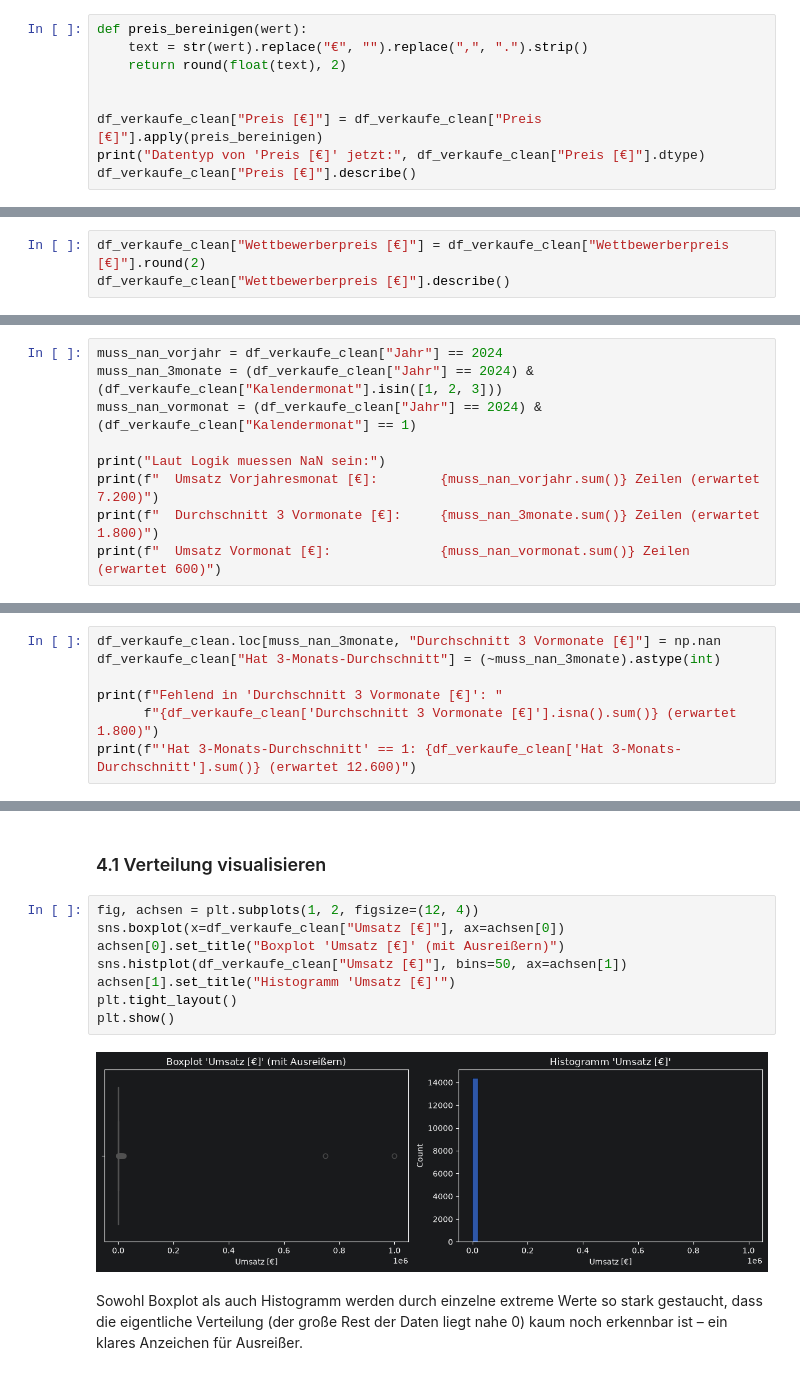
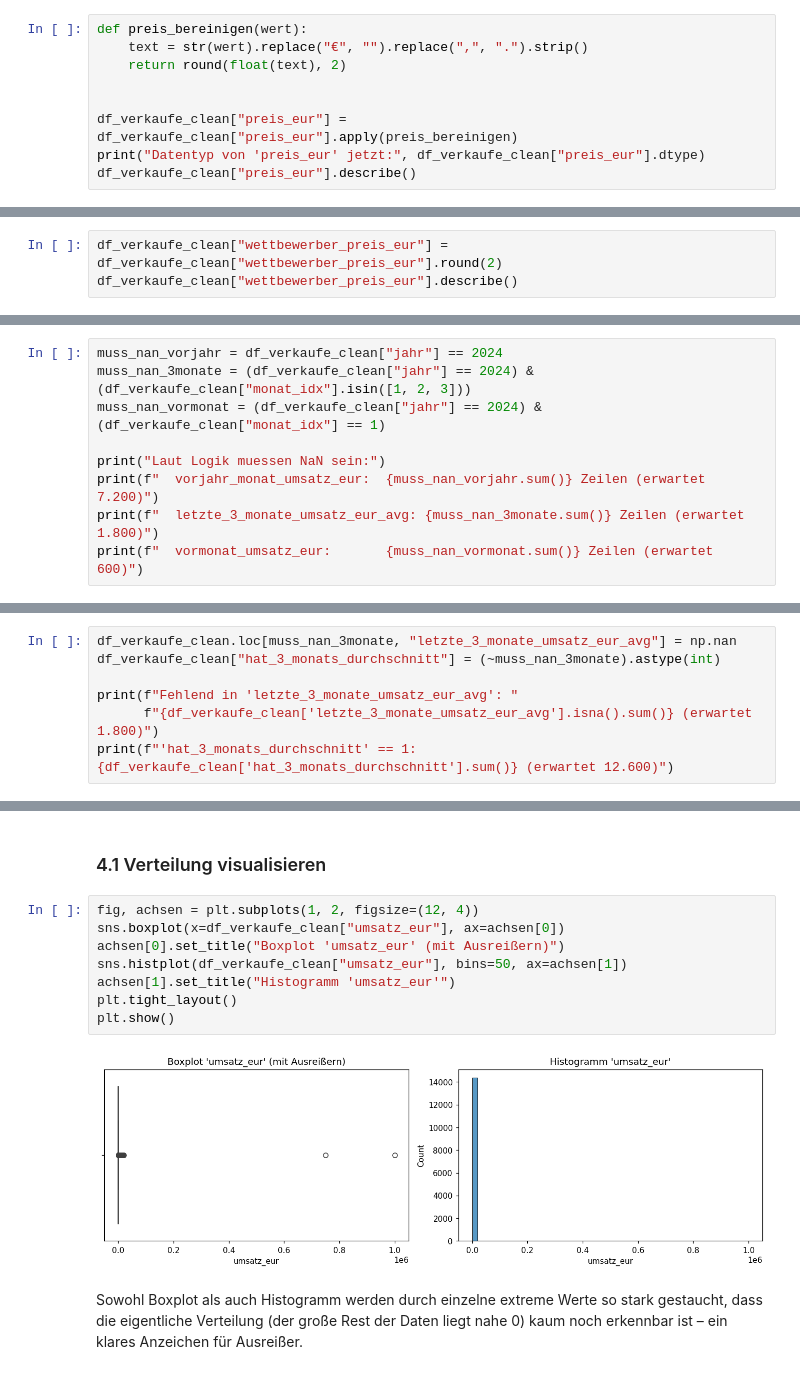
Before and after one commit to LarsPetschke/Umsatzprognose_GreenGarten_Versandhandel_GmbH, a Jupyter notebook: Umsatzprognose_GreenGarten_Versandhandel_GmbH/src/data_management.ipynb, the cells around one changed output, grey strips where cells are left out. Saved outputs shown, nothing was run; the diff lists cells and outputs as text.

Commit message:
data_management.ipynb: keine Spaltenumbenennung mehr, durchgehend snake_case wie in verkaufe.csv; SPALTEN_MAPPING.md entsprechend angepasst

```diff
--- a/Umsatzprognose_GreenGarten_Versandhandel_GmbH/src/data_management.ipynb
+++ b/Umsatzprognose_GreenGarten_Versandhandel_GmbH/src/data_management.ipynb
@@ -626,7 +573,7 @@ def preis_bereinigen(wert):
     return round(float(text), 2)
 
 
-df_verkaufe_clean["Preis [€]"] = df_verkaufe_clean["Preis [€]"].apply(preis_bereinigen)
-print("Datentyp von 'Preis [€]' jetzt:", df_verkaufe_clean["Preis [€]"].dtype)
-df_verkaufe_clean["Preis [€]"].describe()
+df_verkaufe_clean["preis_eur"] = df_verkaufe_clean["preis_eur"].apply(preis_bereinigen)
+print("Datentyp von 'preis_eur' jetzt:", df_verkaufe_clean["preis_eur"].dtype)
+df_verkaufe_clean["preis_eur"].describe()
 # %% [output]
@@ -704,6 +651,6 @@ hier keine Text-Bereinigung nötig. Trotzdem wird zur Sicherheit
 explizit auf 2 Nachkommastellen gerundet, damit die Anzeige konsistent
 bleibt.
 # %%
-df_verkaufe_clean["Wettbewerberpreis [€]"] = df_verkaufe_clean["Wettbewerberpreis [€]"].round(2)
-df_verkaufe_clean["Wettbewerberpreis [€]"].describe()
+df_verkaufe_clean["wettbewerber_preis_eur"] = df_verkaufe_clean["wettbewerber_preis_eur"].round(2)
+df_verkaufe_clean["wettbewerber_preis_eur"].describe()
 # %% [output]
@@ -769,11 +716,11 @@ herleiten – unabhängig davon, was aktuell in der Spalte steht:
 # %%
-muss_nan_vorjahr = df_verkaufe_clean["Jahr"] == 2024
-muss_nan_3monate = (df_verkaufe_clean["Jahr"] == 2024) & (df_verkaufe_clean["Kalendermonat"].isin([1, 2, 3]))
-muss_nan_vormonat = (df_verkaufe_clean["Jahr"] == 2024) & (df_verkaufe_clean["Kalendermonat"] == 1)
+muss_nan_vorjahr = df_verkaufe_clean["jahr"] == 2024
+muss_nan_3monate = (df_verkaufe_clean["jahr"] == 2024) & (df_verkaufe_clean["monat_idx"].isin([1, 2, 3]))
+muss_nan_vormonat = (df_verkaufe_clean["jahr"] == 2024) & (df_verkaufe_clean["monat_idx"] == 1)
 
 print("Laut Logik muessen NaN sein:")
-print(f"  Umsatz Vorjahresmonat [€]:        {muss_nan_vorjahr.sum()} Zeilen (erwartet 7.200)")
-print(f"  Durchschnitt 3 Vormonate [€]:     {muss_nan_3monate.sum()} Zeilen (erwartet 1.800)")
-print(f"  Umsatz Vormonat [€]:              {muss_nan_vormonat.sum()} Zeilen (erwartet 600)")
+print(f"  vorjahr_monat_umsatz_eur:  {muss_nan_vorjahr.sum()} Zeilen (erwartet 7.200)")
+print(f"  letzte_3_monate_umsatz_eur_avg: {muss_nan_3monate.sum()} Zeilen (erwartet 1.800)")
+print(f"  vormonat_umsatz_eur:       {muss_nan_vormonat.sum()} Zeilen (erwartet 600)")
 # %% [output]
 Laut Logik muessen NaN sein:
@@ -837,9 +784,9 @@ neues Flag `Hat 3-Monats-Durchschnitt` macht transparent, in welchen
 Zeilen ein echter, nachgerechneter Wert steht.
 # %%
-df_verkaufe_clean.loc[muss_nan_3monate, "Durchschnitt 3 Vormonate [€]"] = np.nan
-df_verkaufe_clean["Hat 3-Monats-Durchschnitt"] = (~muss_nan_3monate).astype(int)
+df_verkaufe_clean.loc[muss_nan_3monate, "letzte_3_monate_umsatz_eur_avg"] = np.nan
+df_verkaufe_clean["hat_3_monats_durchschnitt"] = (~muss_nan_3monate).astype(int)
 
-print(f"Fehlend in 'Durchschnitt 3 Vormonate [€]': "
-      f"{df_verkaufe_clean['Durchschnitt 3 Vormonate [€]'].isna().sum()} (erwartet 1.800)")
-print(f"'Hat 3-Monats-Durchschnitt' == 1: {df_verkaufe_clean['Hat 3-Monats-Durchschnitt'].sum()} (erwartet 12.600)")
+print(f"Fehlend in 'letzte_3_monate_umsatz_eur_avg': "
+      f"{df_verkaufe_clean['letzte_3_monate_umsatz_eur_avg'].isna().sum()} (erwartet 1.800)")
+print(f"'hat_3_monats_durchschnitt' == 1: {df_verkaufe_clean['hat_3_monats_durchschnitt'].sum()} (erwartet 12.600)")
 # %% [output]
@@ -854,14 +801,14 @@ zunächst nur gesucht und sichtbar gemacht, wo genau Ausreißer liegen.
 ### 4.1 Verteilung visualisieren
 # %%
 fig, achsen = plt.subplots(1, 2, figsize=(12, 4))
-sns.boxplot(x=df_verkaufe_clean["Umsatz [€]"], ax=achsen[0])
-achsen[0].set_title("Boxplot 'Umsatz [€]' (mit Ausreißern)")
-sns.histplot(df_verkaufe_clean["Umsatz [€]"], bins=50, ax=achsen[1])
-achsen[1].set_title("Histogramm 'Umsatz [€]'")
+sns.boxplot(x=df_verkaufe_clean["umsatz_eur"], ax=achsen[0])
+achsen[0].set_title("Boxplot 'umsatz_eur' (mit Ausreißern)")
+sns.histplot(df_verkaufe_clean["umsatz_eur"], bins=50, ax=achsen[1])
+achsen[1].set_title("Histogramm 'umsatz_eur'")
 plt.tight_layout()
 plt.show()
 # %% [output]
-[figure, old version]
+[figure, new version]
 # %% [markdown]
 Sowohl Boxplot als auch Histogramm werden durch einzelne extreme
 Werte so stark gestaucht, dass die eigentliche Verteilung (der große
```
Also changed, not shown: parts of 73 cells of this notebook, 1 other file.
